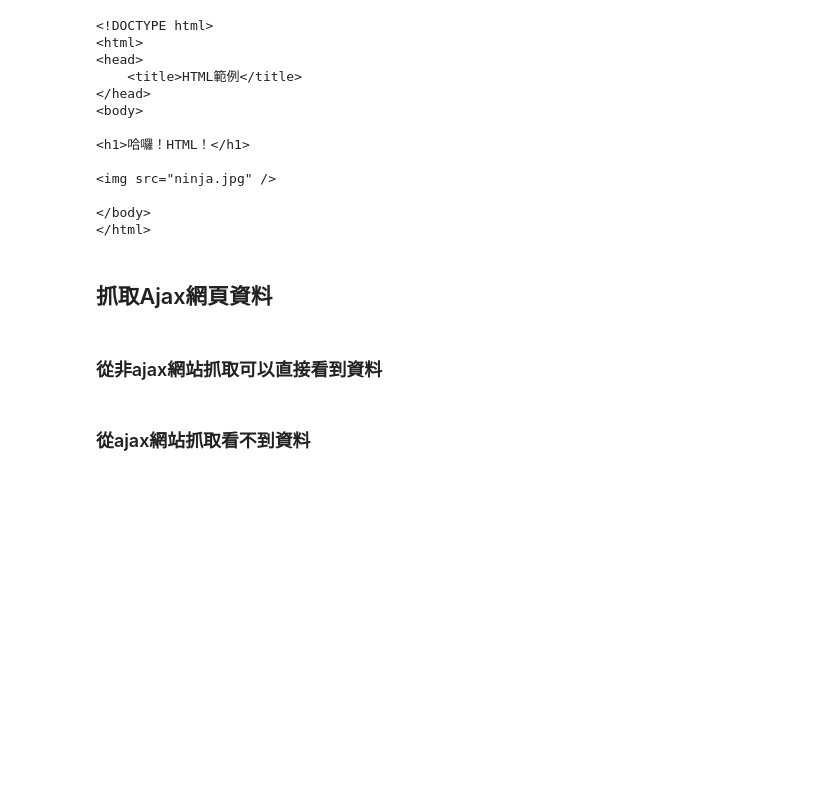
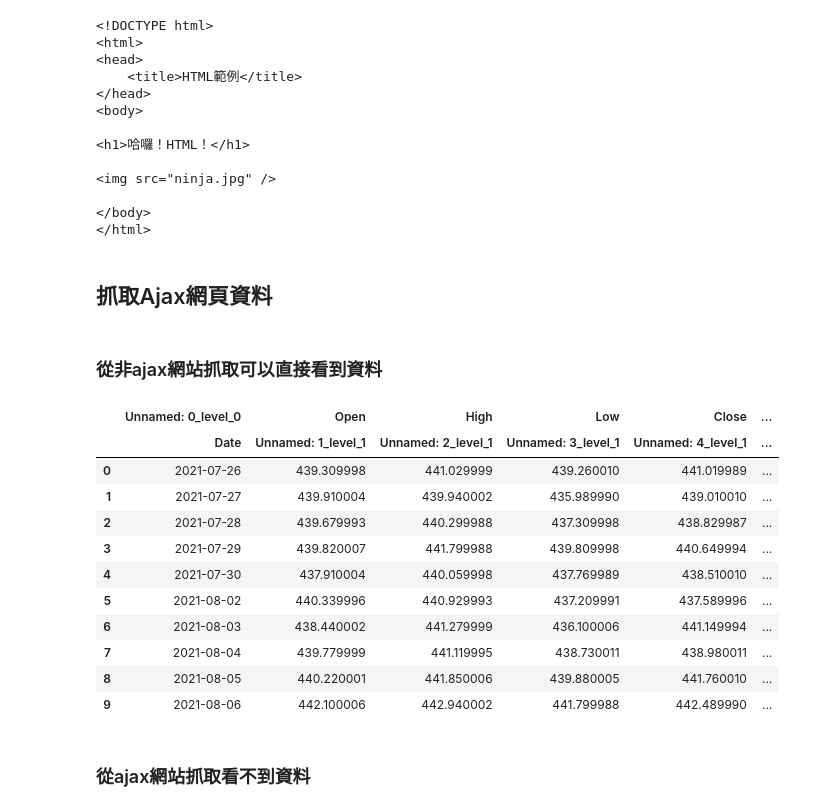
Before and after one commit to taipeihugo/20230205_python_byVictorGau, a Jupyter notebook: 20230304_McCoy.ipynb, the cells around one changed output. Drawn from its saved outputs; the diff is of its cells as text; code cells hidden in the pictures; blank space fills up the shorter version.

```diff
--- a/20230304_McCoy.ipynb
+++ b/20230304_McCoy.ipynb
@@ -38,6 +48,23 @@ url = "https://victorgau.github.io/khpy_web_intro/spy.html"
 r = requests.get(url)
 # %%
 print(r.text)
+# %%
+df = pd.read_html(url)
+# %%
+df[0]
+# %% [output]
+|  | Unnamed: 0_level_0 | Open | High | Low | Close | ... |
+|  | Date | Unnamed: 1_level_1 | Unnamed: 2_level_1 | Unnamed: 3_level_1 | Unnamed: 4_level_1 | ... |
+| 0 | 2021-07-26 | 439.309998 | 441.029999 | 439.260010 | 441.019989 | ... |
+| 1 | 2021-07-27 | 439.910004 | 439.940002 | 435.989990 | 439.010010 | ... |
+| 2 | 2021-07-28 | 439.679993 | 440.299988 | 437.309998 | 438.829987 | ... |
+| 3 | 2021-07-29 | 439.820007 | 441.799988 | 439.809998 | 440.649994 | ... |
+| 4 | 2021-07-30 | 437.910004 | 440.059998 | 437.769989 | 438.510010 | ... |
+| 5 | 2021-08-02 | 440.339996 | 440.929993 | 437.209991 | 437.589996 | ... |
+| 6 | 2021-08-03 | 438.440002 | 441.279999 | 436.100006 | 441.149994 | ... |
+| 7 | 2021-08-04 | 439.779999 | 441.119995 | 438.730011 | 438.980011 | ... |
+| 8 | 2021-08-05 | 440.220001 | 441.850006 | 439.880005 | 441.760010 | ... |
+| 9 | 2021-08-06 | 442.100006 | 442.940002 | 441.799988 | 442.489990 | ... |
 # %% [markdown]
 ### 從ajax網站抓取看不到資料
 # %%
```
Also changed, not shown: parts of 17 cells of this notebook.
